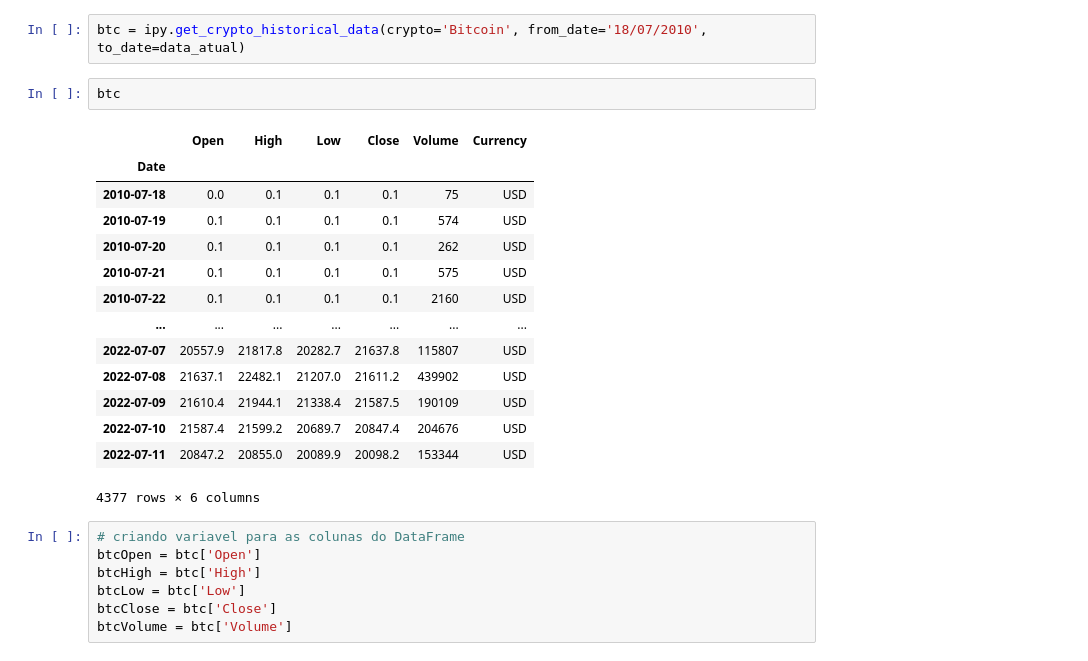
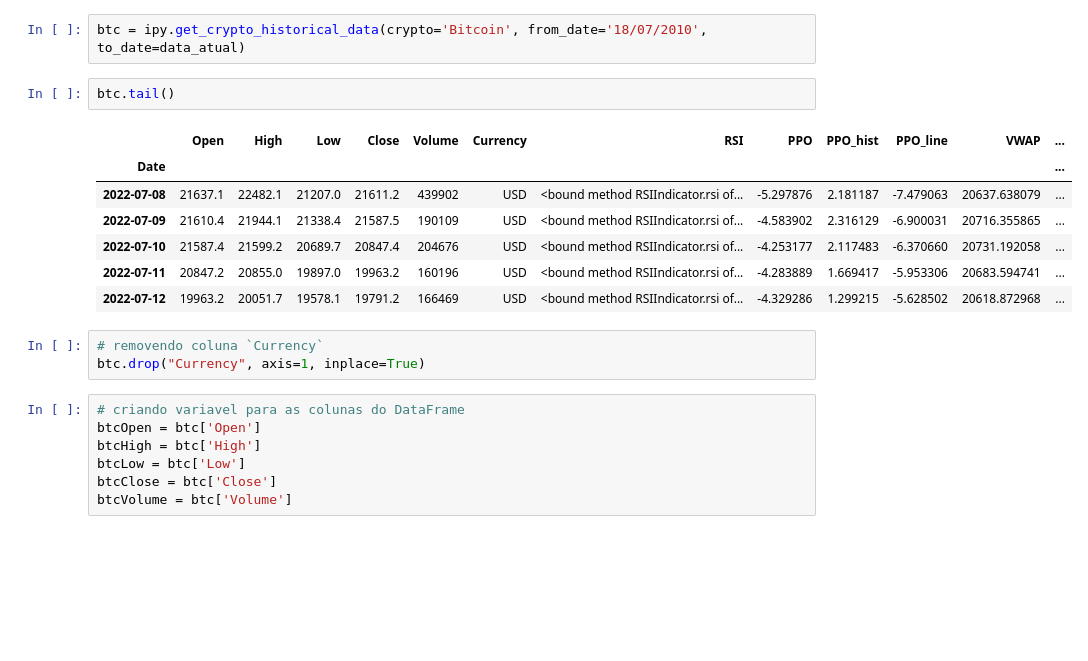
Before and after one commit to marcosilvaa/data_projects, a Jupyter notebook: Análise_Técnica_Bitcoin_.ipynb, the cells around one changed output. Cells and saved outputs as stored; diff of their text form; blank space fills up the shorter version.

```diff
--- a/Análise_Técnica_Bitcoin_.ipynb
+++ b/Análise_Técnica_Bitcoin_.ipynb
@@ -63,22 +35,18 @@ data_atual
 # %%
 btc = ipy.get_crypto_historical_data(crypto='Bitcoin', from_date='18/07/2010', to_date=data_atual)
 # %%
-btc
+btc.tail()
 # %% [output]
-|  | Open | High | Low | Close | Volume | Currency |
-| Date |  |  |  |  |  |  |
-| 2010-07-18 | 0.0 | 0.1 | 0.1 | 0.1 | 75 | USD |
-| 2010-07-19 | 0.1 | 0.1 | 0.1 | 0.1 | 574 | USD |
-| 2010-07-20 | 0.1 | 0.1 | 0.1 | 0.1 | 262 | USD |
-| 2010-07-21 | 0.1 | 0.1 | 0.1 | 0.1 | 575 | USD |
-| 2010-07-22 | 0.1 | 0.1 | 0.1 | 0.1 | 2160 | USD |
-| ... | ... | ... | ... | ... | ... | ... |
-| 2022-07-07 | 20557.9 | 21817.8 | 20282.7 | 21637.8 | 115807 | USD |
-| 2022-07-08 | 21637.1 | 22482.1 | 21207.0 | 21611.2 | 439902 | USD |
-| 2022-07-09 | 21610.4 | 21944.1 | 21338.4 | 21587.5 | 190109 | USD |
-| 2022-07-10 | 21587.4 | 21599.2 | 20689.7 | 20847.4 | 204676 | USD |
-| 2022-07-11 | 20847.2 | 20855.0 | 20089.9 | 20098.2 | 153344 | USD |
+|  | Open | High | Low | Close | Volume | Currency | RSI | PPO | PPO_hist | PPO_line | VWAP | ... |
+| Date |  |  |  |  |  |  |  |  |  |  |  | ... |
+| 2022-07-08 | 21637.1 | 22482.1 | 21207.0 | 21611.2 | 439902 | USD | <bound method RSIIndicator.rsi of... | -5.297876 | 2.181187 | -7.479063 | 20637.638079 | ... |
+| 2022-07-09 | 21610.4 | 21944.1 | 21338.4 | 21587.5 | 190109 | USD | <bound method RSIIndicator.rsi of... | -4.583902 | 2.316129 | -6.900031 | 20716.355865 | ... |
+| 2022-07-10 | 21587.4 | 21599.2 | 20689.7 | 20847.4 | 204676 | USD | <bound method RSIIndicator.rsi of... | -4.253177 | 2.117483 | -6.370660 | 20731.192058 | ... |
+| 2022-07-11 | 20847.2 | 20855.0 | 19897.0 | 19963.2 | 160196 | USD | <bound method RSIIndicator.rsi of... | -4.283889 | 1.669417 | -5.953306 | 20683.594741 | ... |
+| 2022-07-12 | 19963.2 | 20051.7 | 19578.1 | 19791.2 | 166469 | USD | <bound method RSIIndicator.rsi of... | -4.329286 | 1.299215 | -5.628502 | 20618.872968 | ... |
-4377 rows × 6 columns
+# %%
+# removendo coluna `Currency`
+btc.drop("Currency", axis=1, inplace=True)
 # %%
 # criando variavel para as colunas do DataFrame
 btcOpen = btc['Open']
```
Also changed, not shown: parts of 23 cells of this notebook.
